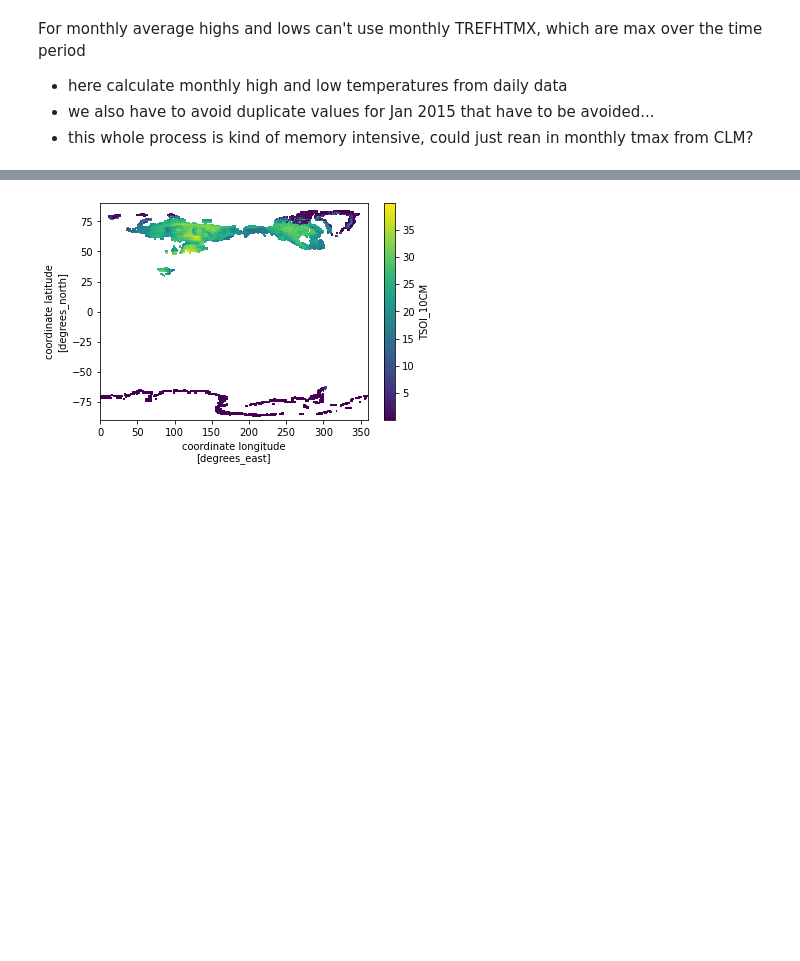
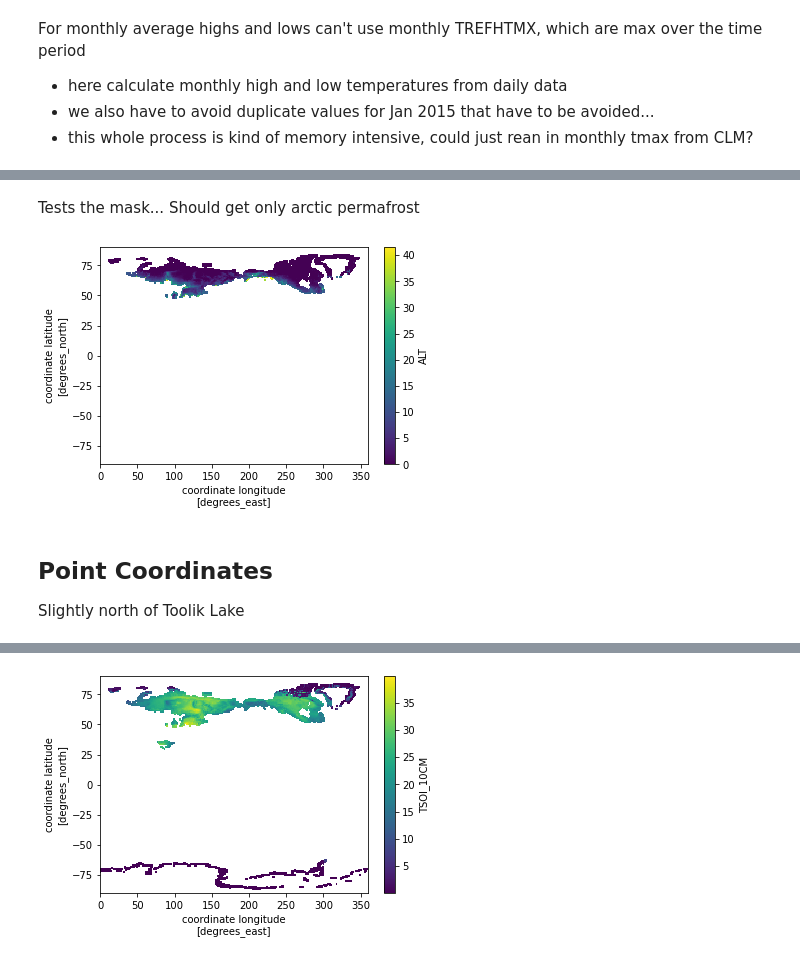
Before and after one commit to eschlerm/permafrost, a Jupyter notebook: LocalChange-ARC.ipynb, the cells around one changed output, grey strips where cells are left out. Saved outputs shown, nothing was run; the diff lists cells and outputs as text; code cells hidden in the pictures; blank space fills up the shorter version.

```diff
--- a/LocalChange-ARC.ipynb
+++ b/LocalChange-ARC.ipynb
@@ -296,7 +299,7 @@ def month_wts(nyears):
 # %%
 model = 'CESM2'
 # starting with ensemble 11 because of error with soils data zsoi in #10
-ens = 11+np.arange(20) #determine number of ensemble numbers
+ens = 11+np.arange(3) #determine number of ensemble numbers
 nens = len(ens)
 firstyear = 1850 #start reading in data this year, range is 1850-2100
 lastyear  = 2100 #finish data this year
@@ -321,28 +324,3 @@ For monthly average highs and lows can't use monthly TREFHTMX, which are max ove
 - here calculate monthly high and low temperatures from daily data
 - we also have to avoid duplicate values for Jan 2015 that have to be avoided...
 - this whole process is kind of memory intensive, could just rean in monthly tmax from CLM?
-# %%
-# add in land monthly variables and combine
-firstyear = 1850
-lastyear  = 2100
-freq      = 'monthly'
-component='lnd'
-fields = ['SOILWATER_10CM','ALT','H2OSNO','NPP','TSOI_10CM']
-
-def preprocess(ds, plat=plat,plon=plon):
-    '''subset point of interest, not working?'''
-    #ds = ds.sel(lat = plat, lon=plon,method='nearest')
-    return ds
-
-with dask.config.set(**{'array.slicing.split_large_chunks': True}):
-    dsMonth2 = get_data(model,ens,fields,firstyear,lastyear,freq,preprocess,component)
-
-dsMonth2 = dsMonth2[fields]
-dsMonth2 = dsMonth2.persist()
-_ = wait(dsMonth2)
-# not working to add soil water onto monthly dataset, coords must not be identical?
-#dsMonth['SOILWATER_10CM'] = dsMonth2.SOILWATER_10CM
-#dsMonth2['SOILWATER_10CM'].isel(time=0, ens=0).plot() ;
-# dsM= xr.merge([dsMonth, dsMonth2])
-
-print(" -- data read in, start plotting -- ")
@@ -639,0 +355,19 @@ Coordinates:
+# %%
+# maxALT = dsMonth2.ALT.groupby('time.year').max('time')
+# maxALT = maxALT.where(maxALT<40).persist()
+# maxALTmask = maxALT.isel(year=0).max('ens')
+
+maxALTmask = dsMonth2.ALT.groupby('time.year').max('time').isel(year=0).max('ens')  #defines largest area of permafrost in 1850 as domain of latxlon we're looking at
+dsMonth2 = dsMonth2.where(maxALTmask<40).where(dsMonth2.lat>40) #mask non permafrost data
+# print(maxALTmask)
+# %% [markdown]
+Tests the mask... Should get only arctic permafrost
+# %%
+minALT = dsMonth2.ALT.groupby('time.year').min('time')
+# print(maxALT)
+minALT.mean(['ens','year']).plot() ;
+# %% [output]
+[figure, added]
+# %% [markdown]
+## Point Coordinates
+Slightly north of Toolik Lake
```
Also changed, not shown: parts of 35 cells of this notebook.
